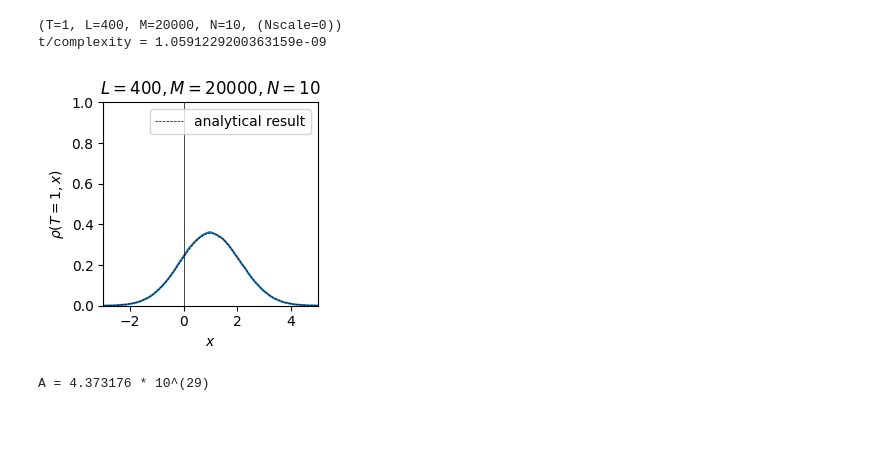
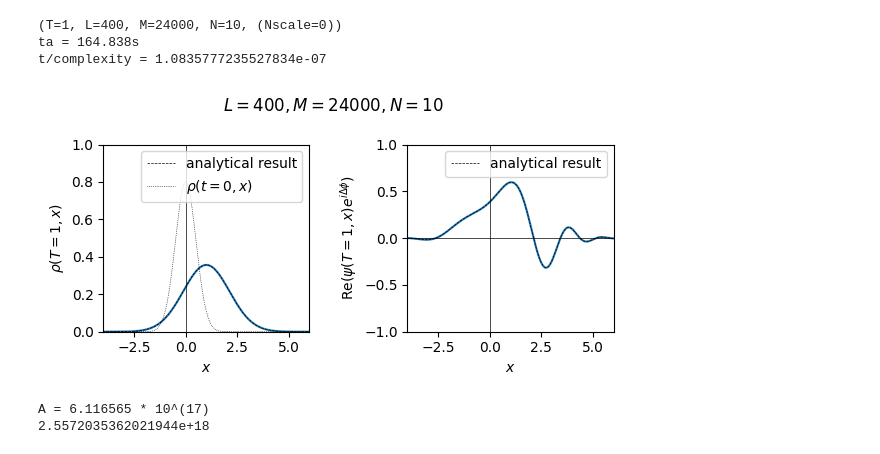
Before and after one commit to siyang03/numerical-path-integral, a Jupyter notebook: Gaussian wave packet/numerical path integral (huge success)/numerical path integral (huge success).ipynb, the cells around one changed output. Saved outputs shown, nothing was run; the diff lists cells and outputs as text; code cells hidden in the pictures; blank space fills up the shorter version.

```diff
--- a/Gaussian wave packet/numerical path integral (huge success)/numerical path integral (huge success).ipynb
+++ b/Gaussian wave packet/numerical path integral (huge success)/numerical path integral (huge success).ipynb
@@ -10,7 +10,7 @@ m = 1
 T = 1
 Nscale = 0
 L = 400
-M = 20000
+M = 24000
 N = int(10*T)
 x = np.linspace(-L, L, M + 1)
 dx = 2*L/M
@@ -37,38 +37,29 @@ coeff of K^(N+1) = (-6.4537984614450555e-15-6.4537984614450555e-15j)
 # %%
 print(f'(T='+f'{T}'+', L='+f'{L}'+', M='+f'{M}'+', N='+f'{N}'+', (Nscale='+f'{Nscale}'+'))')
+ta_start = time.time()
 psi_0 = (2 / np.pi)**(1/4) * np.exp(- x**2 + 1j * k0 * x)
-'''
-K = []
-for xi in x:
-    Ki = []
-    for xj in x:
-        Kij = (m / (2 * np.pi * 1j * dt))**0.5 * np.exp(1j * (m / 2 * (xi - xj)**2/dt))
-        Ki.append(Kij)
-    K.append(Ki)
-K = np.array(K)
-'''
+
 # Assuming x is a NumPy array
 x = np.asarray(x)
 X_i, X_j = np.meshgrid(x, x, indexing='ij')
-K = np.exp(1j * (m / 2 * (X_i - X_j)**2 / dt)) #(m / (2 * np.pi * 1j * dt))**0.5 *
+K = (m / (2 * np.pi * 1j * dt))**0.5 * np.exp(1j * (m / 2 * (X_i - X_j)**2 / dt))
 #print(f'condition(K) = {np.linalg.cond(K)}')
 
 run_time_start = time.time()
-#KpowerN = K
-#for i in range(N):
-#    KpowerN = KpowerN @ K # K^{N + 1}
+print(f'ta = {run_time_start - ta_start:.3f}s')
 psi_final = psi_0
 for i in range(N+1):
-    psi_final = K @ psi_final #dx *
-psi_final = coK_power * psi_final
+    psi_final = dx * K @ psi_final
+#psi_final = coK_power * psi_final
 run_time_end = time.time()
 
 #print(f't/complexity = {(run_time_end-run_time_start)/(np.log(N) * M**3)}')
 print(f't/complexity = {(run_time_end-run_time_start)/(N * M**2)}')
 np.save('data/(T='+f'{T}'+', L='+f'{L}'+', M='+f'{M}'+', N='+f'{N}'+', (Nscale='+f'{Nscale}'+')) - psi_final.npy', psi_final)
 # %% [output]
-(T=1, L=400, M=20000, N=10, (Nscale=0))
-t/complexity = 1.0591229200363159e-09
+(T=1, L=400, M=24000, N=10, (Nscale=0))
+ta = 164.838s
+t/complexity = 1.0835777235527834e-07
 # %%
 load = 0
 if load == 0:
@@ -76,44 +67,63 @@ if load == 0:
 else: # load == 1
     psi_final = np.load('data/(T=0.5, L=400, M=12000, N=5, (Nscale=0)) - psi_final.npy')
     T=0.5
     L=400
     M=12000
     N=5
 
 rho_final = (psi_final.real)**2 + (psi_final.imag)**2
-xmax = 5
-xmin = -3
+xmax = 6
+xmin = -4
 x = np.linspace(-L, L, M+1)
 dx = 2*L/M
 rho_renormalized = []
 for i in range(len(psi_final)):
     if x[i] + dx > xmin and x[i] - dx < xmax:
         rho_renormalized.append(rho_final[i])
     else:
         rho_renormalized.append(0)
 rho_renormalized = np.array(rho_renormalized)
 A = sum(rho_renormalized) * dx
 rho_renormalized = rho_renormalized / A
-fig, ax = plt.subplots(figsize=(3,3))
-ax.plot(x, rho_renormalized)
+#--------------------------------------------------------------------------------
+fig, axes = plt.subplots(1, 2, figsize=(6,3))
+fig.suptitle('$L = '+f'{L}'+', M = '+f'{M}'+', N = '+f'{N}$')
+ax0 = axes[0]
+ax0.plot(x, rho_renormalized)
 m=1
 k0=1
 psi_analytically = (2/np.pi)**(1/4) * np.sqrt(m/(m + 1j * 2 * T)) * np.exp(m/(m + 1j * 2 * T) * (- x**2 + 1j * k0 * x) - 1j * k0**2 / (2 * (m + 1j * 2 * T)) * T)
 rho_analytically = (psi_analytically.real)**2 + (psi_analytically.imag)**2
-ax.plot(x, rho_analytically, linestyle='--', linewidth=0.5, color='black', label='analytical result')
-ax.axvline(x=0, linestyle='-', linewidth=0.5, color='black')
-ax.set_title('$L = '+f'{L}'+', M = '+f'{M}'+', N = '+f'{N}$')
-ax.set_xlabel('$x$')
-ax.set_ylabel('$\\rho(T = '+f'{T}'+', x)$')
-ax.set_xlim(xmin, xmax)
-ax.set_ylim(0, 1)
-ax.legend()
+ax0.plot(x, rho_analytically, linestyle='--', linewidth=0.5, color='black', label='analytical result')
+#-------------------------------------------------------------------------------------------------------
+rho_0 = (psi_0.real)**2 + (psi_0.imag)**2
+ax0.plot(x, rho_0, linestyle=':', linewidth=0.5, color='black', label='$\\rho(t = 0, x)$')
+ax0.axvline(x=0, linestyle='-', linewidth=0.5, color='black')
+ax0.set_xlabel('$x$')
+ax0.set_ylabel('$\\rho(T = '+f'{T}'+', x)$')
+ax0.set_xlim(xmin, xmax)
+ax0.set_ylim(0, 1)
+ax0.legend()
+#-------------------------------------------------------------------------------------------------------
+ax1 = axes[1]
+ax1.plot(x, (psi_final * np.exp(1j*(np.pi+0.7))).real/np.sqrt(A))
+ax1.plot(x, psi_analytically.real, linestyle='--', linewidth=0.5, color='black', label='analytical result')
+ax1.set_xlim(xmin, xmax)
+ax1.set_ylim(-1, 1)
+ax1.axvline(x=0, linestyle='-', linewidth=0.5, color='black')
+ax1.axhline(y=0, linestyle='-', linewidth=0.5, color='black')
+ax1.set_xlabel('$x$')
+ax1.set_ylabel('$\\mathrm{Re}(\\psi(T = '+f'{T}'+', x) e^{i \\Delta \\phi})$')
+ax1.legend(loc='upper right')
+
 plt.tight_layout()
 plt.savefig('numerical path integral (normalized) of a free particle with initial state as a Gaussian wave packet and T='+f'{T}'+' (L='+f'{L}'+', M='+f'{M}'+', N='+f'{N}'+').pdf', format='pdf')
 plt.show()
 
 Ascale = int(np.log(rho_final[int(M/2)])/np.log(10))
 print(f'A = {(rho_final[int(M/2)] / 10**Ascale):1f} * 10^({Ascale})')
+print(A)
 # %% [output]
-[figure, old version]
+[figure, new version]
-A = 4.373176 * 10^(29)
+A = 6.116565 * 10^(17)
+2.5572035362021944e+18
```
Also changed, not shown: parts of 1 cell of this notebook, 28 other files.
